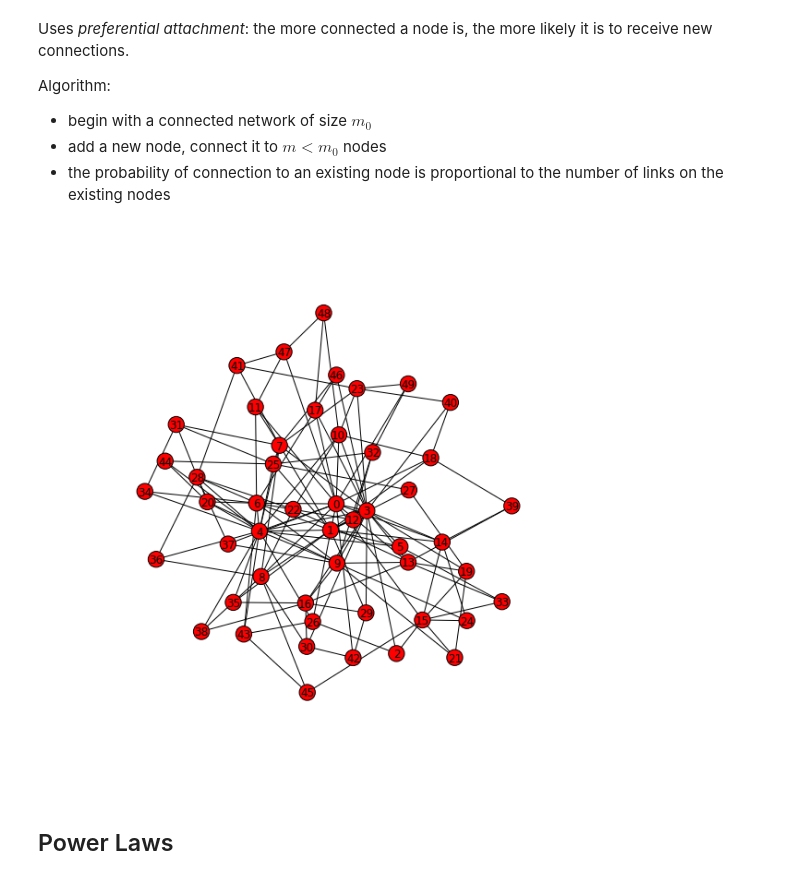
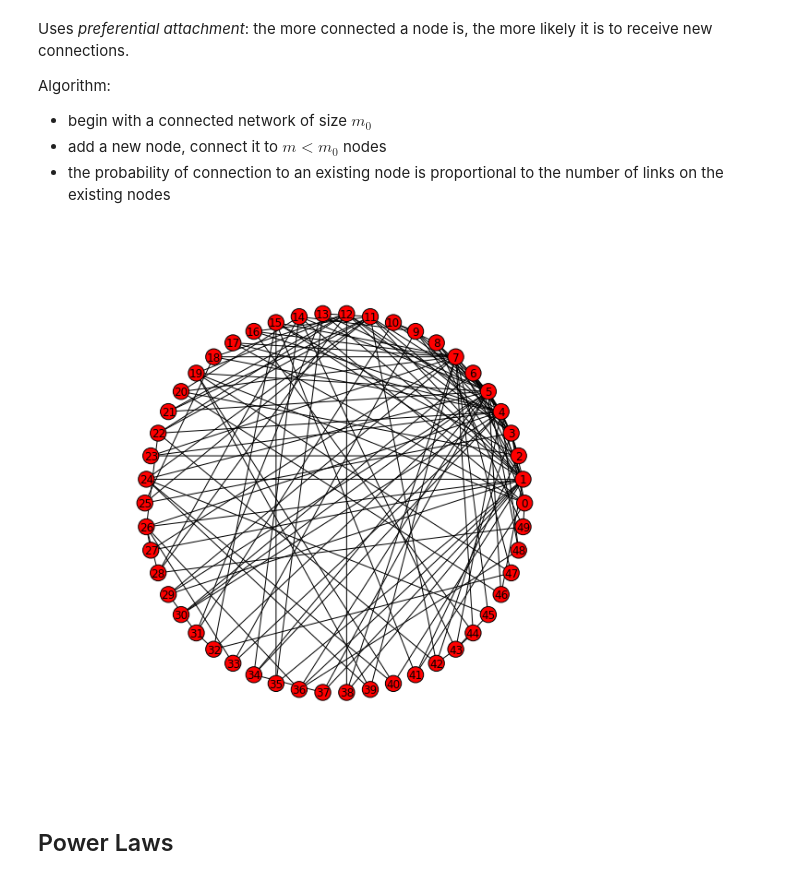
Before and after one commit to tmbdev-teaching/teaching-simso, a Jupyter notebook: 90-social-networks.ipynb, the cells around one changed output. Saved outputs shown, nothing was run; the diff lists cells and outputs as text; code cells hidden in the pictures.

```diff
--- a/90-social-networks.ipynb
+++ b/90-social-networks.ipynb
@@ -646,9 +653,9 @@ Algorithm:
 # %%
 figsize(8,8)
 G = nx.barabasi_albert_graph(50,3)
-nx.draw(G)
+nx.draw_circular(G)
 # %% [output]
-[figure, old version]
+[figure, new version]
 # %% [markdown]
 ## Power Laws
 # %%
```
Also changed, not shown: parts of 5 cells of this notebook.
